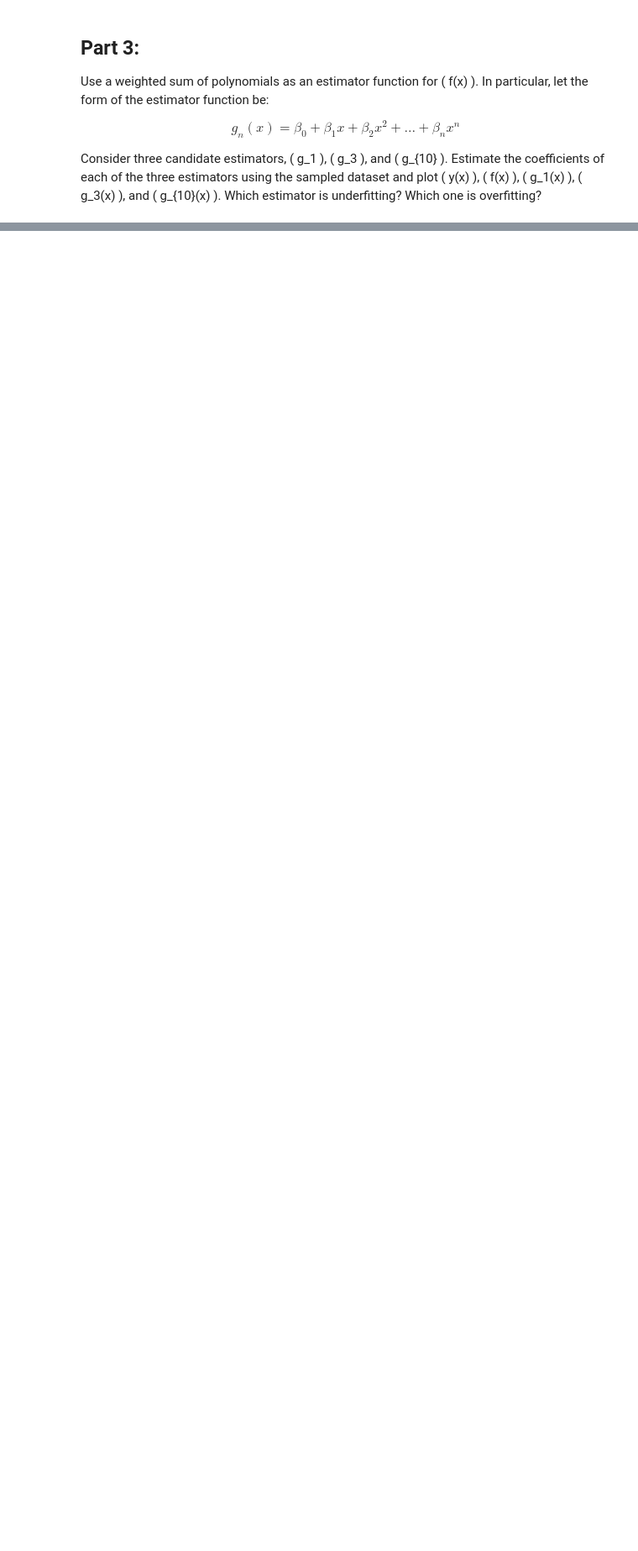
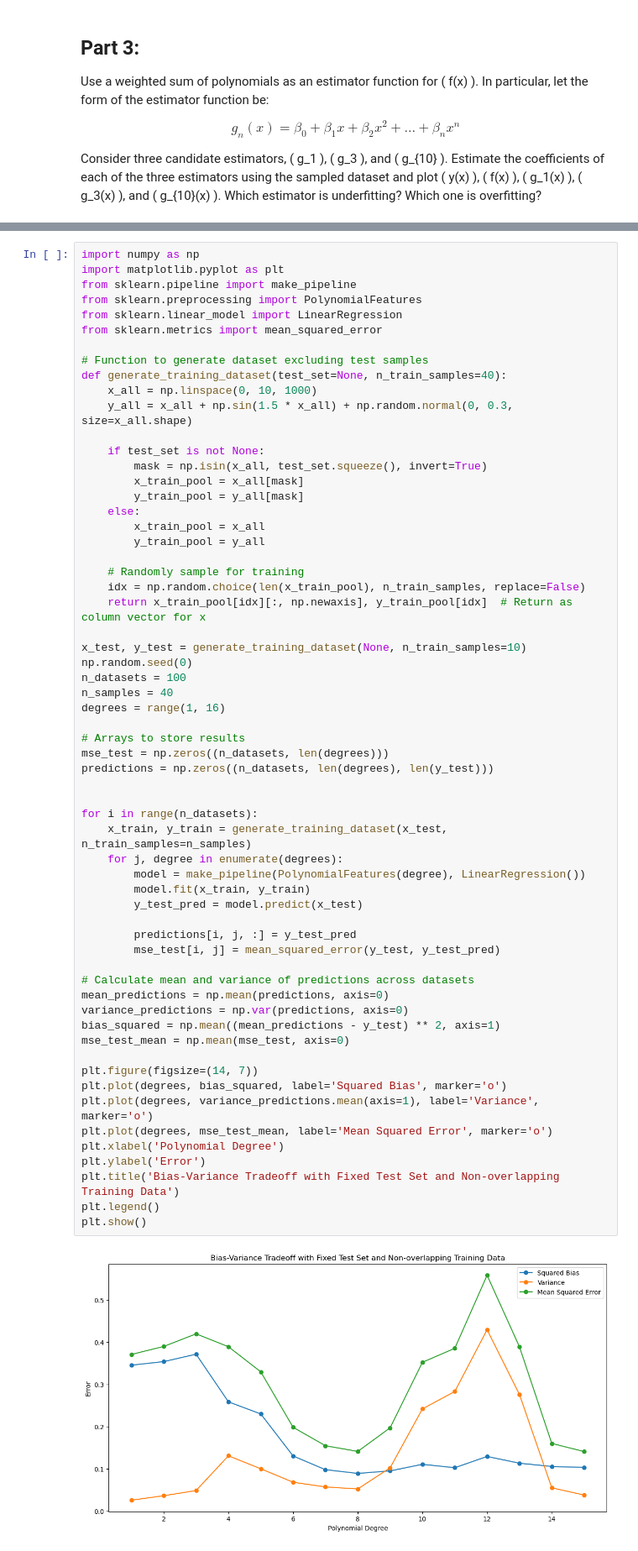
Before and after one commit to hassanazhar/COMS6998, a Jupyter notebook: Homework1/Problem1/Problem1.ipynb, the cells around one changed output, grey strips where cells are left out. Shown at 84% size. Drawn from its saved outputs; the diff is of its cells as text; blank space fills up the shorter version.

```diff
--- a/Homework1/Problem1/Problem1.ipynb
+++ b/Homework1/Problem1/Problem1.ipynb
@@ -132,0 +111,63 @@ plt.show()
+# %%
+import numpy as np
+import matplotlib.pyplot as plt
+from sklearn.pipeline import make_pipeline
+from sklearn.preprocessing import PolynomialFeatures
+from sklearn.linear_model import LinearRegression
+from sklearn.metrics import mean_squared_error
+
+# Function to generate dataset excluding test samples
+def generate_training_dataset(test_set=None, n_train_samples=40):
+    x_all = np.linspace(0, 10, 1000)
+    y_all = x_all + np.sin(1.5 * x_all) + np.random.normal(0, 0.3, size=x_all.shape)
+
+    if test_set is not None:
+        mask = np.isin(x_all, test_set.squeeze(), invert=True)
+        x_train_pool = x_all[mask]
+        y_train_pool = y_all[mask]
+    else:
+        x_train_pool = x_all
+        y_train_pool = y_all
+
+    # Randomly sample for training
+    idx = np.random.choice(len(x_train_pool), n_train_samples, replace=False)
+    return x_train_pool[idx][:, np.newaxis], y_train_pool[idx]  # Return as column vector for x
+
+x_test, y_test = generate_training_dataset(None, n_train_samples=10)
+np.random.seed(0)
+n_datasets = 100
+n_samples = 40
+degrees = range(1, 16)
+
+# Arrays to store results
+mse_test = np.zeros((n_datasets, len(degrees)))
+predictions = np.zeros((n_datasets, len(degrees), len(y_test)))
+
+
+for i in range(n_datasets):
+    x_train, y_train = generate_training_dataset(x_test, n_train_samples=n_samples)
+    for j, degree in enumerate(degrees):
+        model = make_pipeline(PolynomialFeatures(degree), LinearRegression())
+        model.fit(x_train, y_train)
+        y_test_pred = model.predict(x_test)
+
+        predictions[i, j, :] = y_test_pred
+        mse_test[i, j] = mean_squared_error(y_test, y_test_pred)
+
+# Calculate mean and variance of predictions across datasets
+mean_predictions = np.mean(predictions, axis=0)
+variance_predictions = np.var(predictions, axis=0)
+bias_squared = np.mean((mean_predictions - y_test) ** 2, axis=1)
+mse_test_mean = np.mean(mse_test, axis=0)
+
+plt.figure(figsize=(14, 7))
+plt.plot(degrees, bias_squared, label='Squared Bias', marker='o')
+plt.plot(degrees, variance_predictions.mean(axis=1), label='Variance', marker='o')
+plt.plot(degrees, mse_test_mean, label='Mean Squared Error', marker='o')
+plt.xlabel('Polynomial Degree')
+plt.ylabel('Error')
+plt.title('Bias-Variance Tradeoff with Fixed Test Set and Non-overlapping Training Data')
+plt.legend()
+plt.show()
+# %% [output]
+[figure, added]
```
Also changed, not shown: parts of 7 cells of this notebook, 2 other files.
